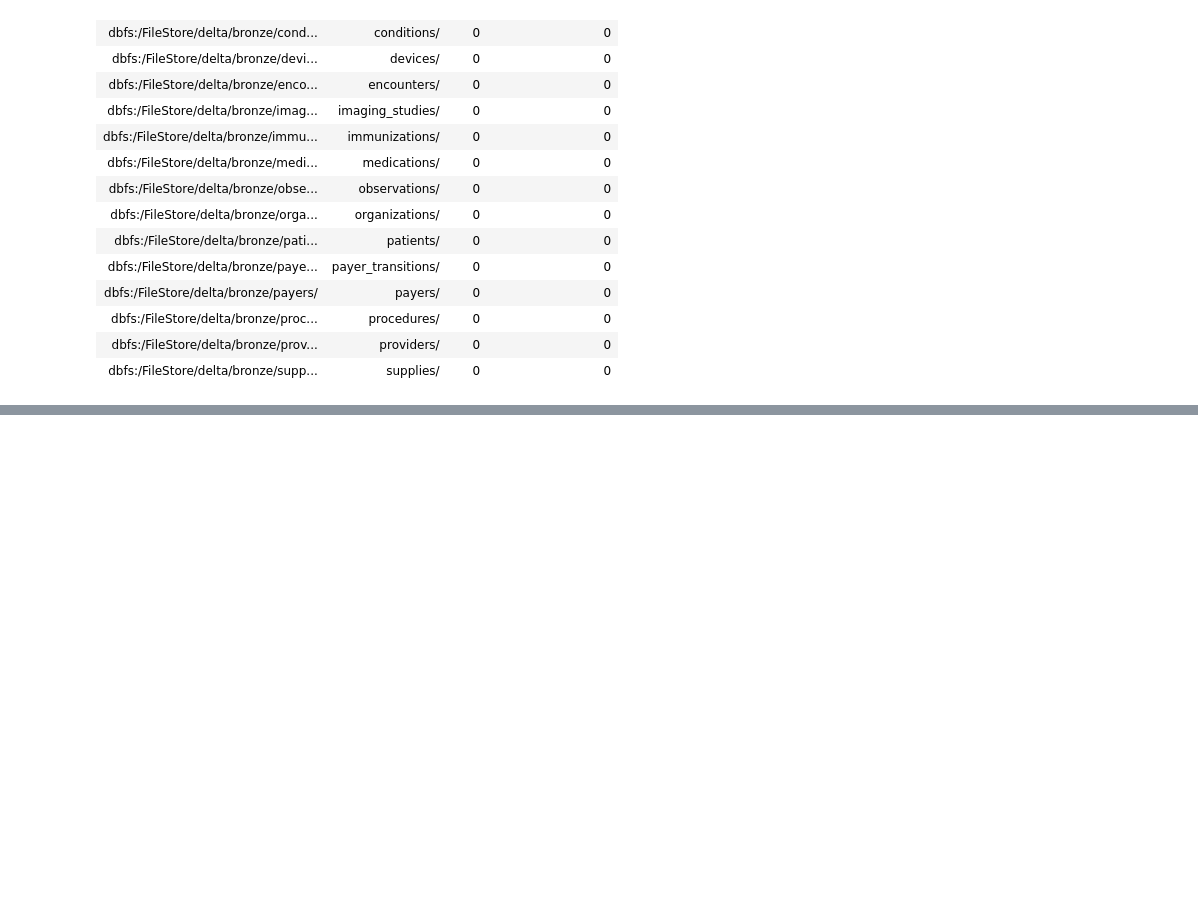
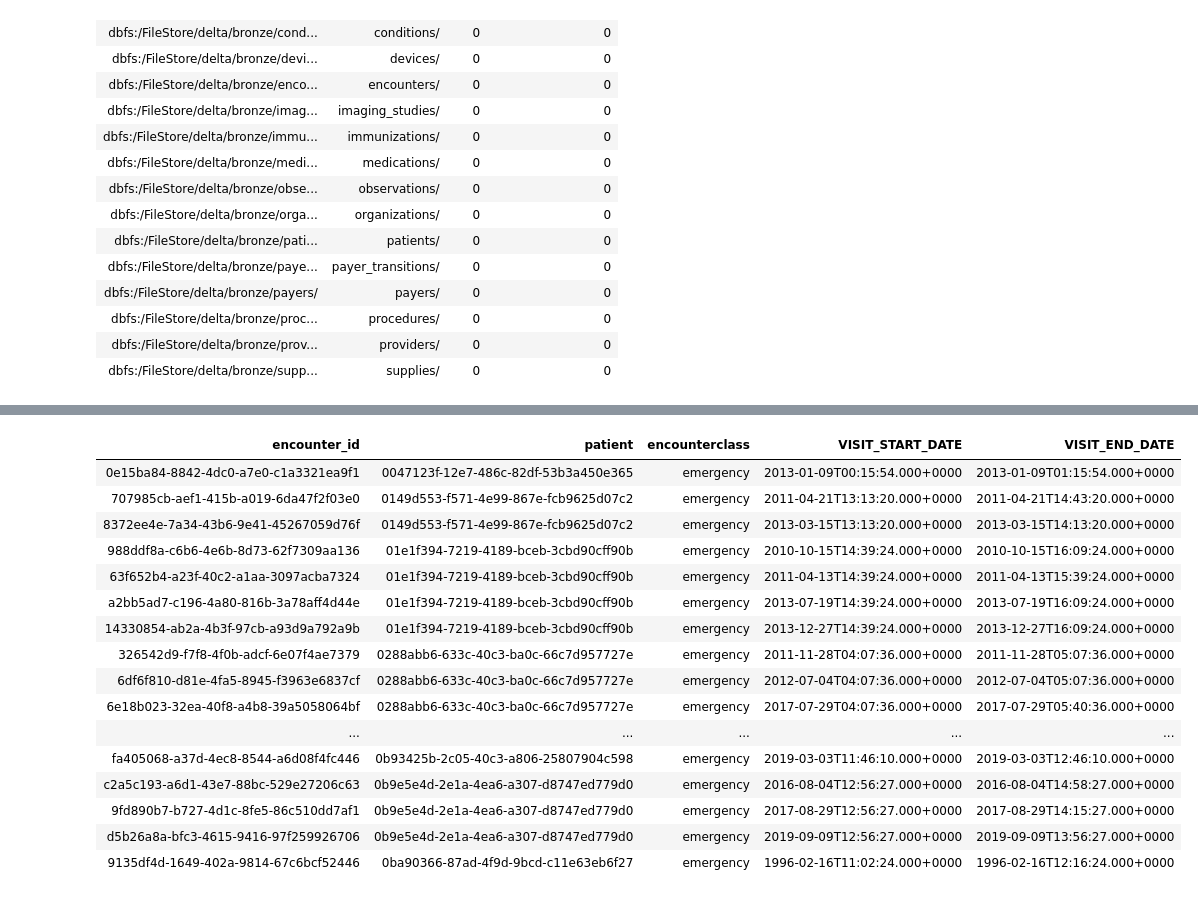
Before and after one commit to OmkarS12/Synthea_ETL, a Jupyter notebook: Synthea_ETL.ipynb, the cells around one changed output, grey strips where cells are left out. Saved outputs shown, nothing was run; the diff lists cells and outputs as text; code cells hidden in the pictures; blank space fills up the shorter version.

Commit message:
ETL-Creating Temporary view for ER visits

```diff
--- a/Synthea_ETL.ipynb
+++ b/Synthea_ETL.ipynb
@@ -206,0 +249,21 @@ clean_df.write.quality_checked_df.write.mode("overwrite").format("delta").save(s
+# %%
+%sql
+SELECT * FROM ER_VISITS LIMIT 100;
+# %% [output]
+| encounter_id | patient | encounterclass | VISIT_START_DATE | VISIT_END_DATE |
+| 0e15ba84-8842-4dc0-a7e0-c1a3321ea9f1 | 0047123f-12e7-486c-82df-53b3a450e365 | emergency | 2013-01-09T00:15:54.000+0000 | 2013-01-09T01:15:54.000+0000 |
+| 707985cb-aef1-415b-a019-6da47f2f03e0 | 0149d553-f571-4e99-867e-fcb9625d07c2 | emergency | 2011-04-21T13:13:20.000+0000 | 2011-04-21T14:43:20.000+0000 |
+| 8372ee4e-7a34-43b6-9e41-45267059d76f | 0149d553-f571-4e99-867e-fcb9625d07c2 | emergency | 2013-03-15T13:13:20.000+0000 | 2013-03-15T14:13:20.000+0000 |
+| 988ddf8a-c6b6-4e6b-8d73-62f7309aa136 | 01e1f394-7219-4189-bceb-3cbd90cff90b | emergency | 2010-10-15T14:39:24.000+0000 | 2010-10-15T16:09:24.000+0000 |
+| 63f652b4-a23f-40c2-a1aa-3097acba7324 | 01e1f394-7219-4189-bceb-3cbd90cff90b | emergency | 2011-04-13T14:39:24.000+0000 | 2011-04-13T15:39:24.000+0000 |
+| a2bb5ad7-c196-4a80-816b-3a78aff4d44e | 01e1f394-7219-4189-bceb-3cbd90cff90b | emergency | 2013-07-19T14:39:24.000+0000 | 2013-07-19T16:09:24.000+0000 |
+| 14330854-ab2a-4b3f-97cb-a93d9a792a9b | 01e1f394-7219-4189-bceb-3cbd90cff90b | emergency | 2013-12-27T14:39:24.000+0000 | 2013-12-27T16:09:24.000+0000 |
+| 326542d9-f7f8-4f0b-adcf-6e07f4ae7379 | 0288abb6-633c-40c3-ba0c-66c7d957727e | emergency | 2011-11-28T04:07:36.000+0000 | 2011-11-28T05:07:36.000+0000 |
+| 6df6f810-d81e-4fa5-8945-f3963e6837cf | 0288abb6-633c-40c3-ba0c-66c7d957727e | emergency | 2012-07-04T04:07:36.000+0000 | 2012-07-04T05:07:36.000+0000 |
+| 6e18b023-32ea-40f8-a4b8-39a5058064bf | 0288abb6-633c-40c3-ba0c-66c7d957727e | emergency | 2017-07-29T04:07:36.000+0000 | 2017-07-29T05:40:36.000+0000 |
+| ... | ... | ... | ... | ... |
+| fa405068-a37d-4ec8-8544-a6d08f4fc446 | 0b93425b-2c05-40c3-a806-25807904c598 | emergency | 2019-03-03T11:46:10.000+0000 | 2019-03-03T12:46:10.000+0000 |
+| c2a5c193-a6d1-43e7-88bc-529e27206c63 | 0b9e5e4d-2e1a-4ea6-a307-d8747ed779d0 | emergency | 2016-08-04T12:56:27.000+0000 | 2016-08-04T14:58:27.000+0000 |
+| 9fd890b7-b727-4d1c-8fe5-86c510dd7af1 | 0b9e5e4d-2e1a-4ea6-a307-d8747ed779d0 | emergency | 2017-08-29T12:56:27.000+0000 | 2017-08-29T14:15:27.000+0000 |
+| d5b26a8a-bfc3-4615-9416-97f259926706 | 0b9e5e4d-2e1a-4ea6-a307-d8747ed779d0 | emergency | 2019-09-09T12:56:27.000+0000 | 2019-09-09T13:56:27.000+0000 |
+| 9135df4d-1649-402a-9814-67c6bcf52446 | 0ba90366-87ad-4f9d-9bcd-c11e63eb6f27 | emergency | 1996-02-16T11:02:24.000+0000 | 1996-02-16T12:16:24.000+0000 |
```
Also changed, not shown: parts of 10 cells of this notebook, 1 other file.
